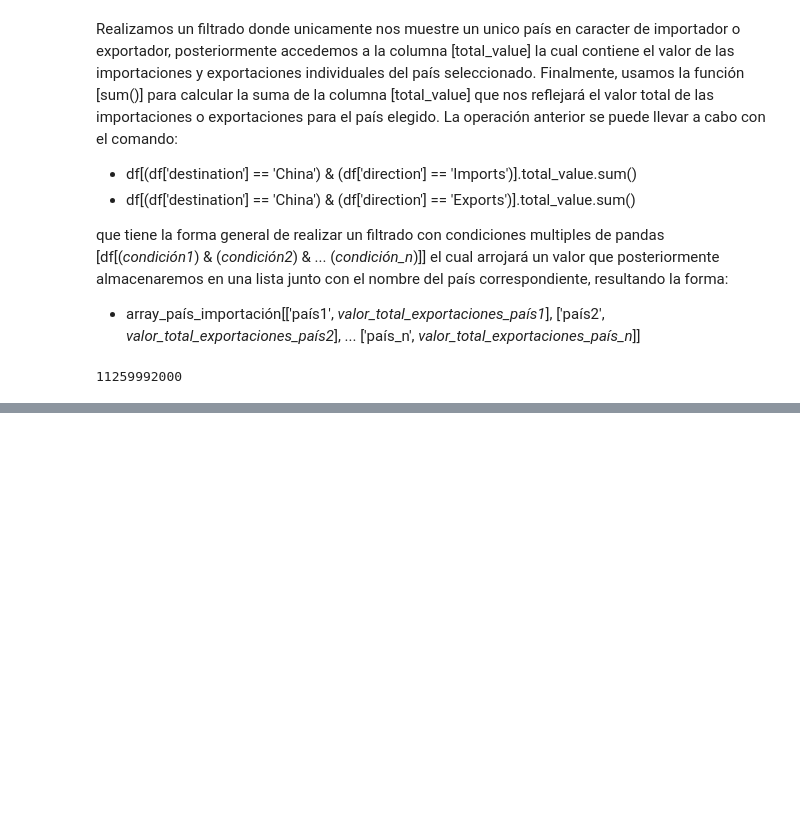
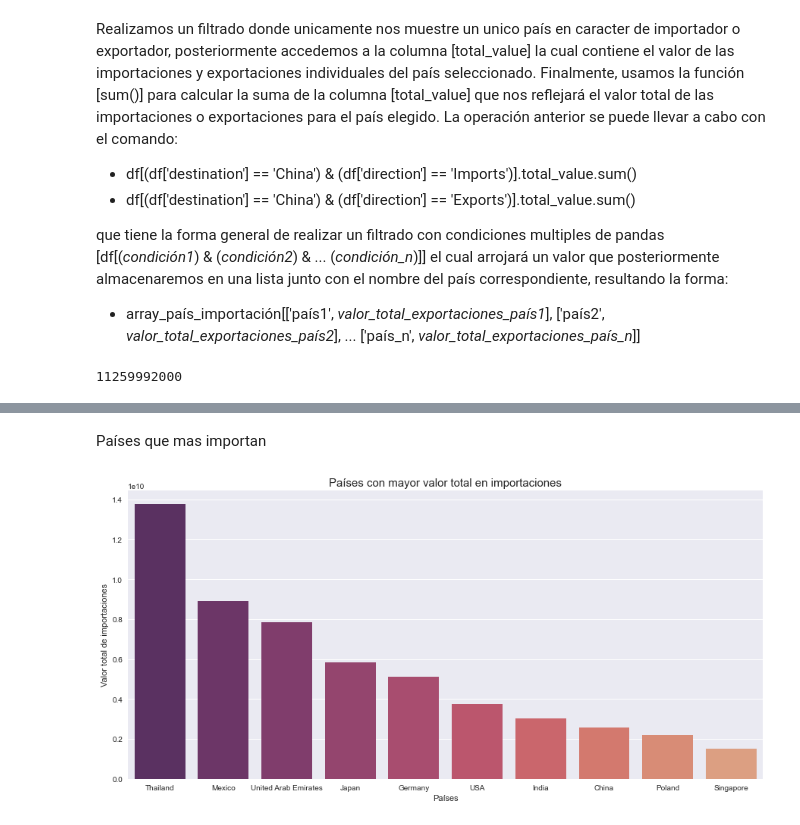
Before and after one commit to josue-islas/EmTech_2, a Jupyter notebook: Notebooks/ISLAS_GASRCILAZO_JOSUE_SABDIEL_PROYECTO.ipynb, the cells around one changed output, grey strips where cells are left out. Drawn from its saved outputs; the diff is of its cells as text; code cells hidden in the pictures; blank space fills up the shorter version.

```diff
--- a/Notebooks/ISLAS_GASRCILAZO_JOSUE_SABDIEL_PROYECTO.ipynb
+++ b/Notebooks/ISLAS_GASRCILAZO_JOSUE_SABDIEL_PROYECTO.ipynb
@@ -15,3 +12,5 @@ def unicos(column):
+# %%
+paleta = 'flare_r'
 # %% [markdown]
 # Carga de la base de datos
 # %%
@@ -389,6 +388,6 @@ df[(df['destination'] == 'China') & (df['direction'] == 'Exports')].total_value.
 11259992000
 # %%
 array_pais_importacion = []
-[array_pais_importacion.append([country, df[(df['destination'] == 'China') & (df['direction'] == 'Exports')].total_value.sum()]) for country in df['destination'].unique()]
+[array_pais_importacion.append([country, df[(df['destination'] == country) & (df['direction'] == 'Imports')].total_value.sum()]) for country in df['destination'].unique()]
 print(array_pais_importacion)
 # %% [output]
@@ -412,0 +395,4 @@ df
+# %%
+array_pais_exportacion = []
+[array_pais_exportacion.append([country, df[(df['destination'] == country) & (df['direction'] == 'Exports')].total_value.sum()]) for country in df['destination'].unique()]
+print(array_pais_exportacion)
@@ -412,0 +401,5 @@ df
+# %%
+series1 = pd.Series(dict(array_pais_exportacion), name='Exportaciones')
+series2 = pd.Series(dict(array_pais_importacion), name = 'Importaciones')
+df_paises_raiting = pd.concat([series1, series2], axis=1)
+display(df_paises_raiting)
@@ -412,0 +424,15 @@ df
+# %% [markdown]
+Países que mas importan
+# %%
+plt.figure(figsize=(15,7))
+sns.barplot(
+    x = df_paises_raiting.sort_values(by='Importaciones', ascending=False).iloc[:10].index,
+    y = df_paises_raiting.sort_values(by = 'Importaciones', ascending=False).iloc[:10].Importaciones,
+    palette = paleta
+)
+plt.title('Países con mayor valor total en importaciones', fontdict={'fontsize':15})
+plt.xlabel('Países')
+plt.ylabel('Valor total de importaciones')
+plt.show()
+# %% [output]
+[figure, added]
```
Also changed, not shown: parts of 13 cells of this notebook.
